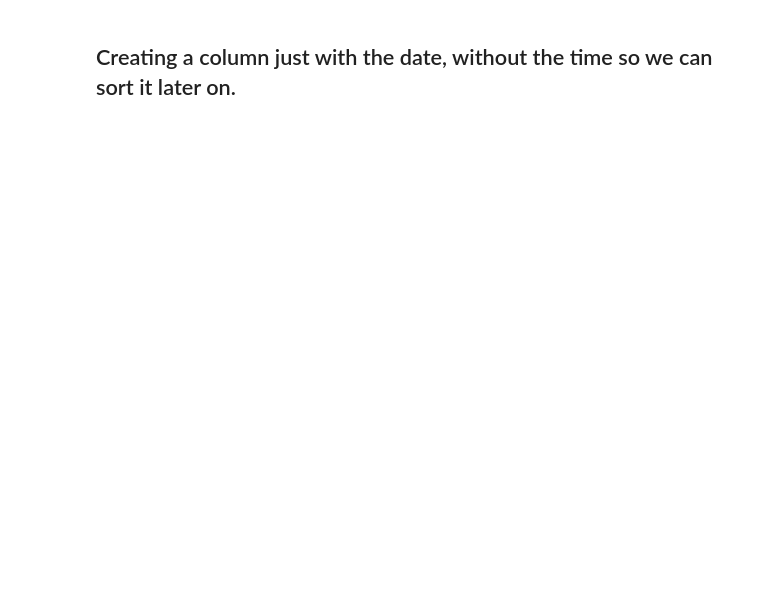
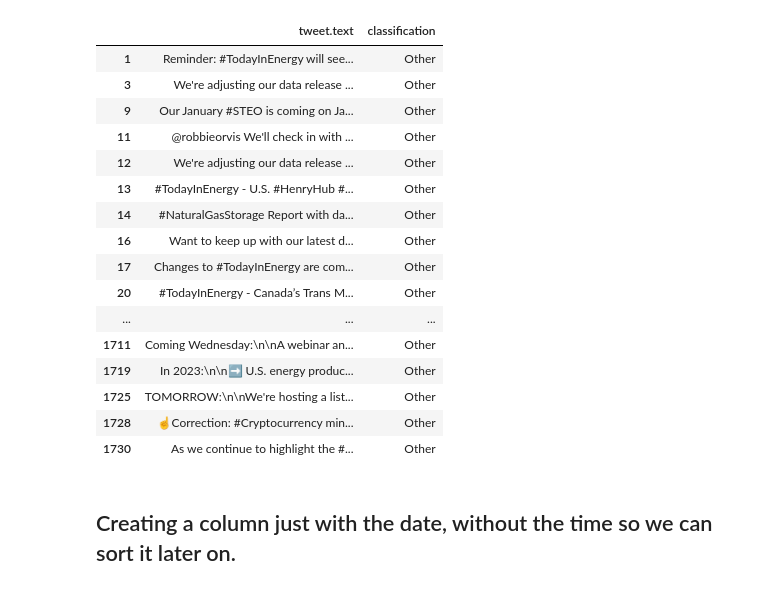
Before and after one commit to StasyChernyshov/Sentiment-Analysis, a Jupyter notebook: Feature Engineering/Feature Engineering 3 - merging NYT & X.ipynb, the cells around one changed output. Saved outputs shown, nothing was run; the diff lists cells and outputs as text; code cells hidden in the pictures; blank space fills up the shorter version.

```diff
--- a/Feature Engineering/Feature Engineering 3 - merging NYT & X.ipynb
+++ b/Feature Engineering/Feature Engineering 3 - merging NYT & X.ipynb
@@ -26,6 +26,33 @@ X_articles.tail()
 | 1728 | 1729 | 0.462649 | 0.478608 | 0.058743 | -0.403905 | ... |
 | 1729 | 1730 | 0.004067 | 0.266414 | 0.729519 | 0.725453 | ... |
 | 1730 | 1731 | 0.048669 | 0.794753 | 0.156578 | 0.107909 | ... |
+# %%
+# Ensure all rows are printed without truncation
+pd.set_option('display.max_rows', None)
+
+# Filter the DataFrame for rows classified as 'Other'
+other_classifications = X_articles[X_articles['classification'] == 'Other']
+
+# Print only the 'headline', 'abstract', and 'classification' columns
+other_classifications[['tweet.text', 'classification']]
+# %% [output]
+|  | tweet.text | classification |
+| 1 | Reminder: #TodayInEnergy will see... | Other |
+| 3 | We're adjusting our data release ... | Other |
+| 9 | Our January #STEO is coming on Ja... | Other |
+| 11 | @robbieorvis We'll check in with ... | Other |
+| 12 | We're adjusting our data release ... | Other |
+| 13 | #TodayInEnergy - U.S. #HenryHub #... | Other |
+| 14 | #NaturalGasStorage Report with da... | Other |
+| 16 | Want to keep up with our latest d... | Other |
+| 17 | Changes to #TodayInEnergy are com... | Other |
+| 20 | #TodayInEnergy - Canada’s Trans M... | Other |
+| ... | ... | ... |
+| 1711 | Coming Wednesday:\n\nA webinar an... | Other |
+| 1719 | In 2023:\n\n➡️ U.S. energy produc... | Other |
+| 1725 | TOMORROW:\n\nWe're hosting a list... | Other |
+| 1728 | ☝️Correction: #Cryptocurrency min... | Other |
+| 1730 | As we continue to highlight the #... | Other |
 # %% [markdown]
 ## Creating a column just with the date, without the time so we can sort it later on.
 # %%
```
Also changed, not shown: 21 other files.
